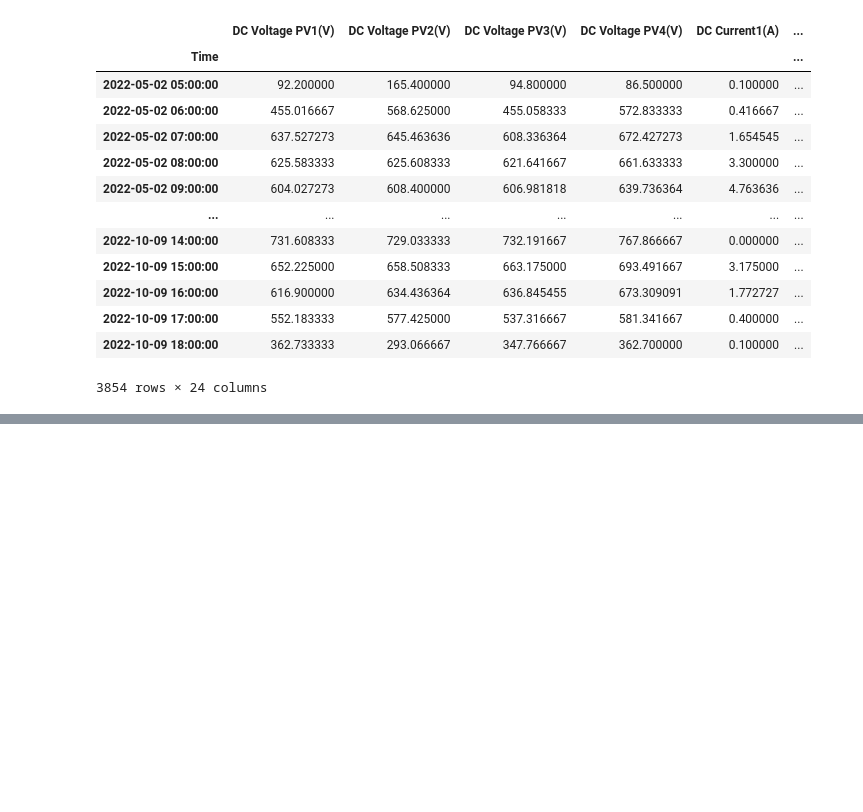
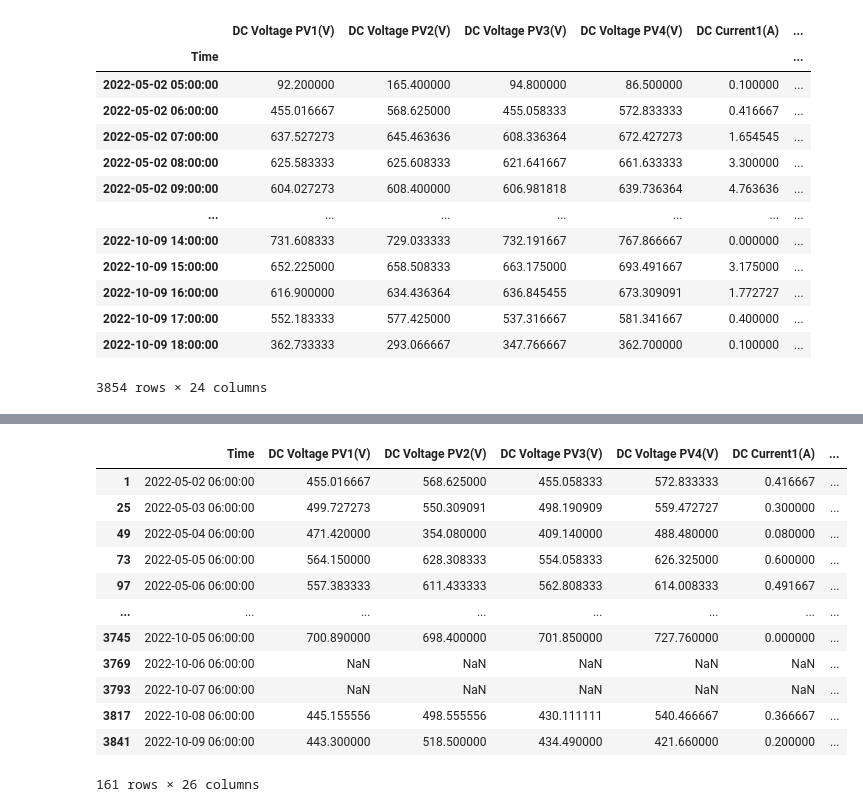
Before and after one commit to AksharaReddyPatlannagari/MAJOR-PROJECT, a Jupyter notebook: processing.ipynb, the cells around one changed output, grey strips where cells are left out. Saved outputs shown, nothing was run; the diff lists cells and outputs as text; code cells hidden in the pictures; blank space fills up the shorter version.

```diff
--- a/processing.ipynb
+++ b/processing.ipynb
@@ -286,0 +306,17 @@ array([False, False, False, ..., False, False, False])
+# %%
+times['actual time']=times['Time'].apply(lambda x: x.time())
+times[times['actual time']==time(6,00,00)]
+# %% [output]
+|  | Time | DC Voltage PV1(V) | DC Voltage PV2(V) | DC Voltage PV3(V) | DC Voltage PV4(V) | DC Current1(A) | ... |
+| 1 | 2022-05-02 06:00:00 | 455.016667 | 568.625000 | 455.058333 | 572.833333 | 0.416667 | ... |
+| 25 | 2022-05-03 06:00:00 | 499.727273 | 550.309091 | 498.190909 | 559.472727 | 0.300000 | ... |
+| 49 | 2022-05-04 06:00:00 | 471.420000 | 354.080000 | 409.140000 | 488.480000 | 0.080000 | ... |
+| 73 | 2022-05-05 06:00:00 | 564.150000 | 628.308333 | 554.058333 | 626.325000 | 0.600000 | ... |
+| 97 | 2022-05-06 06:00:00 | 557.383333 | 611.433333 | 562.808333 | 614.008333 | 0.491667 | ... |
+| ... | ... | ... | ... | ... | ... | ... | ... |
+| 3745 | 2022-10-05 06:00:00 | 700.890000 | 698.400000 | 701.850000 | 727.760000 | 0.000000 | ... |
+| 3769 | 2022-10-06 06:00:00 | NaN | NaN | NaN | NaN | NaN | ... |
+| 3793 | 2022-10-07 06:00:00 | NaN | NaN | NaN | NaN | NaN | ... |
+| 3817 | 2022-10-08 06:00:00 | 445.155556 | 498.555556 | 430.111111 | 540.466667 | 0.366667 | ... |
+| 3841 | 2022-10-09 06:00:00 | 443.300000 | 518.500000 | 434.490000 | 421.660000 | 0.200000 | ... |
+161 rows × 26 columns
```
Also changed, not shown: parts of 7 cells of this notebook.
